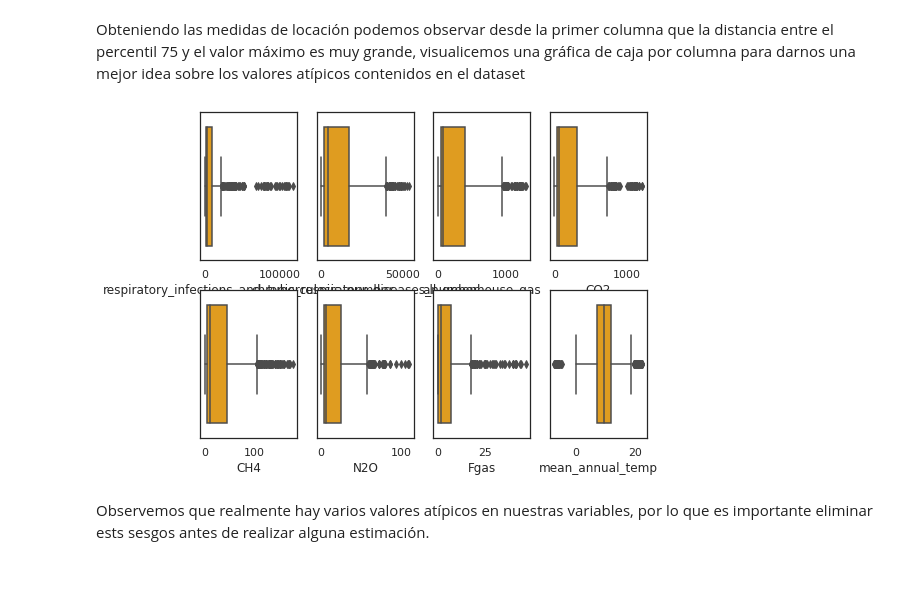
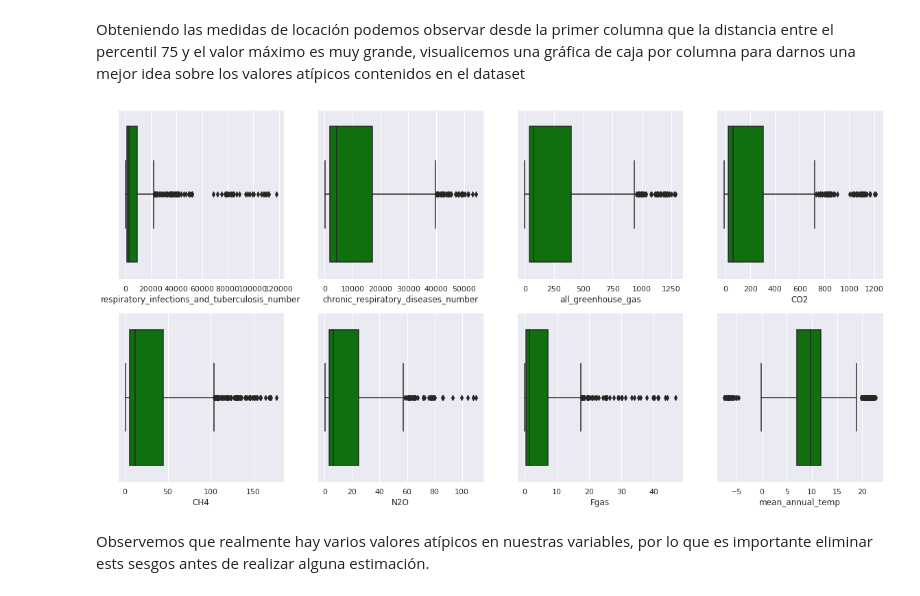
Before and after one commit to LIZZETHGOMEZ/Data-Science-Fase-3-BEDU-Santander, a Jupyter notebook: Notebook.ipynb, the cells around one changed output. Cells and saved outputs as stored; diff of their text form; code cells hidden in the pictures.

```diff
--- a/Notebook.ipynb
+++ b/Notebook.ipynb
@@ -653,8 +648,9 @@ df_1990 = df[df['year'] == 1990]
 df_2018 = df[df['year'] == 2018]
 # %%
 # Graficamos
-sns.set_theme(style = 'white');
-sns.barplot(data = df_1990, y = "total_respiratory_diseases", x = 'mean_temp_category', palette = 'Blues' );
+count = df_1990.groupby('mean_temp_category')['total_respiratory_diseases'].sum()
+sns.set_theme(style = 'whitegrid');
+sns.barplot(y = count , x = count.index, color = 'Yellow' );
 plt.xticks([0,1], labels = ('Temperatura \n debajo del promeido', 'Temperatura por \n arriba del promedio'));
 plt.xlabel('')
 plt.ylabel('Murtes por \n enfermedades respiratorias');
@@ -790,17 +786,17 @@ df_simp.describe()
 Obteniendo las medidas de locación podemos observar desde la primer columna que la distancia entre el percentil 75 y el valor máximo es muy grande, visualicemos una gráfica de caja por columna para darnos una mejor idea sobre los valores atípicos contenidos en el dataset
 # %%
 fig, ax1 = plt.subplots(2,4,sharey=True)
-plt.rcParams["figure.figsize"] = (15,10)
+plt.rcParams["figure.figsize"] = (20,10)
 
 columnas = list(df_simp.columns.values)
 k=0
 sns.set(style="darkgrid")
 for i in [0,1]:
     for j in [0,1,2,3]:
-        sns.boxplot(data = df_simp, x = columnas[k], ax = ax1[i,j], color = 'orange')
+        sns.boxplot(data = df_simp, x = columnas[k], ax = ax1[i,j], color = 'green')
         k+= 1
 # %% [output]
-[figure, old version]
+[figure, new version]
 # %% [markdown]
 Observemos que realmente hay varios valores atípicos en nuestras variables, por lo que es importante eliminar ests sesgos antes de realizar alguna estimación.
 # %% [markdown]
```
Also changed, not shown: parts of 11 cells of this notebook.
